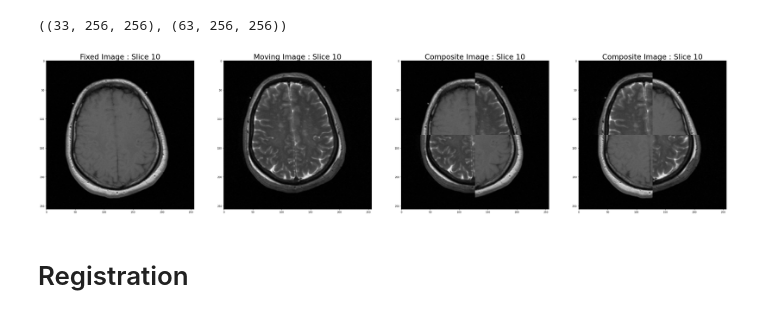
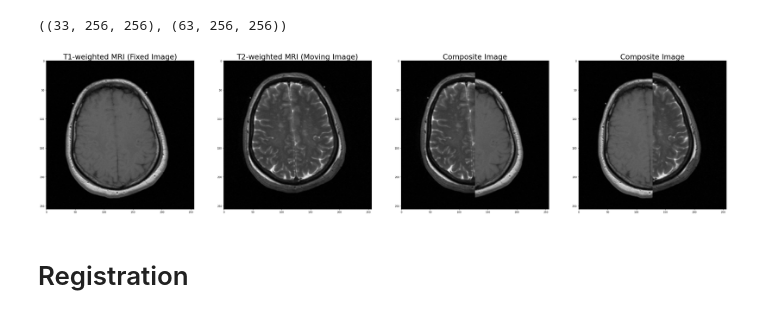
Before and after one commit to Vinith-Kugathasan/Image-Registration-with-ITK, a Jupyter notebook: ITK_Registration.ipynb, the cells around one changed output. Saved outputs shown, nothing was run; the diff lists cells and outputs as text; code cells hidden in the pictures.

```diff
--- a/ITK_Registration.ipynb
+++ b/ITK_Registration.ipynb
@@ -45,3 +44,36 @@ def comp_reg(regions, img1, img2):
+# %%
+def comp_reg(regions, img1, img2):
+  dim_slice = min(img1.shape[0], img2.shape[0])
+  dim_x = img1.shape[2]
+  n = regions[0]
+  n2 = regions[1]
+  for i in range(n):
+    for j in range(n2):
+      if i%2 ==  0:
+        x1 = img2
+        x2 = img1
+      else:
+        x1 = img1
+        x2 = img2
+
+      if j == 0:
+        comp_1_temp = x1[:dim_slice, ((i)*dim_x)//(n):((i+1)*dim_x)//(n), ((j)*dim_x)//(n2):((j+1)*dim_x)//(n2)]
+        comp_2_temp = x2[:dim_slice, ((i)*dim_x)//(n):((i+1)*dim_x)//(n), ((j)*dim_x)//(n2):((j+1)*dim_x)//(n2)]
+      else:
+        if j%2 == 1:
+          comp_1_temp = np.concatenate((comp_1_temp, x2[:dim_slice, ((i)*dim_x)//(n):((i+1)*dim_x)//(n), ((j)*dim_x)//(n2):((j+1)*dim_x)//(n2)]), axis = 2)
+          comp_2_temp = np.concatenate((comp_2_temp, x1[:dim_slice, ((i)*dim_x)//(n):((i+1)*dim_x)//(n), ((j)*dim_x)//(n2):((j+1)*dim_x)//(n2)]), axis = 2)
+        else:
+          comp_1_temp = np.concatenate((comp_1_temp, x1[:dim_slice, ((i)*dim_x)//(n):((i+1)*dim_x)//(n), ((j)*dim_x)//(n2):((j+1)*dim_x)//(n2)]), axis = 2)
+          comp_2_temp = np.concatenate((comp_2_temp, x2[:dim_slice, ((i)*dim_x)//(n):((i+1)*dim_x)//(n), ((j)*dim_x)//(n2):((j+1)*dim_x)//(n2)]), axis = 2)
+
+    if i ==  0:
+        comp_1 = comp_1_temp
+        comp_2 = comp_2_temp
+    else:
+      comp_1 = np.concatenate((comp_1, comp_1_temp), axis = 1)
+      comp_2 = np.concatenate((comp_2, comp_2_temp), axis = 1)
+  return comp_1, comp_2
 # %% [markdown]
 # Visulaization
 # %%
@@ -53,15 +85,15 @@ fixed_3d.shape, moving_3d.shape
 ((33, 256, 256), (63, 256, 256))
 # %%
 slice = 10
-n_regions = 4
+n_regions = [1,2]
 comp_1, comp_2 = comp_reg(n_regions, fixed_3d, moving_3d)
 fig, ax = plt.subplots(1, 4, figsize = (50, 25))
-ax[0].imshow(fixed_3d[slice], cmap='gray'), ax[0].set_title(f'Fixed Image : Slice {slice}',fontsize = 30);
-ax[1].imshow(moving_3d[slice], cmap='gray'), ax[1].set_title(f'Moving Image : Slice {slice}',fontsize = 30);
-ax[2].imshow(comp_1[slice], cmap='gray'), ax[2].set_title(f'Composite Image : Slice {slice}',fontsize = 30);
-ax[3].imshow(comp_2[slice], cmap='gray'), ax[3].set_title(f'Composite Image : Slice {slice}',fontsize = 30);
+ax[0].imshow(fixed_3d[slice], cmap='gray'), ax[0].set_title(f'T1-weighted MRI (Fixed Image)',fontsize = 30);
+ax[1].imshow(moving_3d[slice], cmap='gray'), ax[1].set_title(f'T2-weighted MRI (Moving Image)',fontsize = 30);
+ax[2].imshow(comp_1[slice], cmap='gray'), ax[2].set_title(f'Composite Image',fontsize = 30);
+ax[3].imshow(comp_2[slice], cmap='gray'), ax[3].set_title(f'Composite Image',fontsize = 30);
 # %% [output]
-[figure, old version]
+[figure, new version]
 # %% [markdown]
 # Registration
 # %%
```
Also changed, not shown: parts of 15 cells of this notebook, 9 other files.
